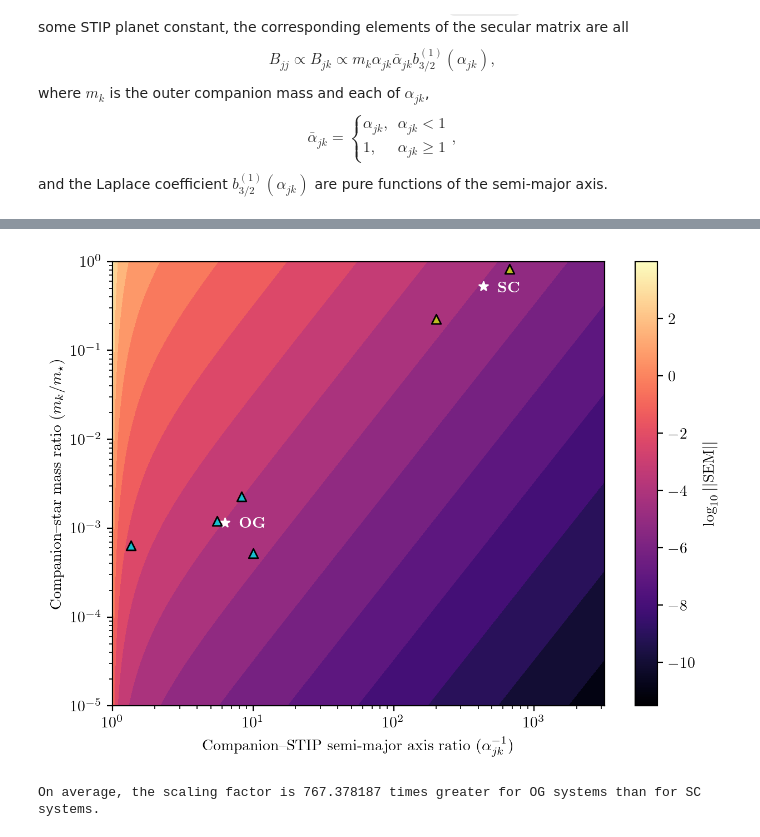
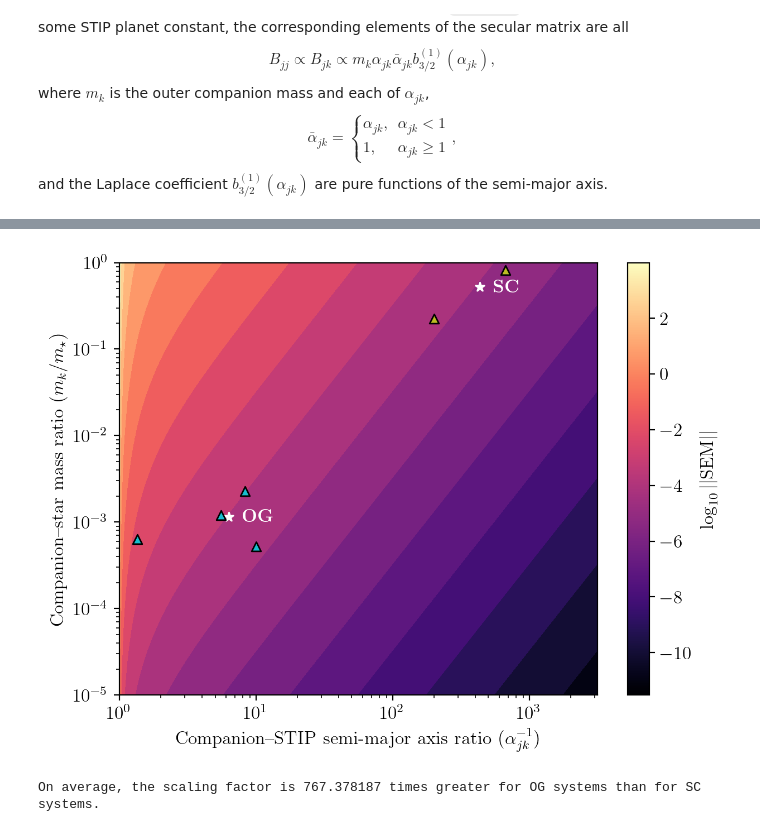
Before and after one commit to jrlivesey/SecularGapComplexity, a Jupyter notebook: simulation-pairs.ipynb, the cells around one changed output, grey strips where cells are left out. Saved outputs shown, nothing was run; the diff lists cells and outputs as text; code cells hidden in the pictures; some formulas as TeX source.

```diff
--- a/simulation-pairs.ipynb
+++ b/simulation-pairs.ipynb
@@ -216,6 +215,8 @@ aa = np.logspace(-0.0, 3.5, 1000) # "inverse alpha"
 
 _a, _m = np.meshgrid(aa, mm)
 prod = the_function(_m, _a)
+
+plt.rcParams['font.size'] = 12
 
 fig, ax = plt.subplots(1, 1, dpi=200)
 ax.contourf(_a, _m, prod, locator=ticker.LogLocator(numticks=100), cmap=cmap)
@@ -234,34 +235,34 @@ ax.set_yscale('log')
 ax.set_xlabel(r'Companion--STIP semi-major axis ratio $(\alpha_{jk}^{-1})$')
 ax.set_ylabel(r'Companion--star mass ratio $(m_k / m_\star)$')
 # cb.set_label(r'$\log_{10} \left | (m_k / m_\star) \alpha_{jk} \bar{\alpha}_{jk} b^{(1)}_{3/2}(\alpha_{jk}) \right |$')
 cb.set_label(r'$\log_{10}||\mathrm{SEM}||$')
 
 # ax.scatter(10., 0.001, c='w', marker='*')
 # ax.text(12., 0.001, r'\bf{OG}', c='w')
 
 # ax.scatter(1000., 0.1, c='w', marker='*')
 # ax.text(550., 0.1, r'\bf{SC}', c='w')
 
 ax.scatter(og_mean_alpha, og_mean_rel_mass, c='w', marker='*')
 ax.text(8., 0.001, r'\bf{OG}', c='w')
 
 ax.scatter(sc_mean_alpha, sc_mean_rel_mass, c='w', marker='*')
 ax.text(550., 0.45, r'\bf{SC}', c='w')
 
 for system in system_list:
     rel_mass = system['m_og'] / system['m_star'] * const.M_earth / const.M_sun
     alpha = 1.0 / system['alpha'] # "alpha"
     alpha = system['alpha'] # "inverse alpha"
     color = 'tab:cyan'
     if rel_mass > 1.0e-2:
         color = 'tab:olive'
     ax.scatter(alpha, rel_mass, c=color, marker='^', edgecolors='k')
 
 fig.tight_layout()
 # fig.savefig('secular-matrix-scaling.pdf')
 # fig.savefig('secular-matrix-scaling.png');
 # %% [output]
-[figure, old version]
+[figure, new version]
 # %%
 scaling = the_function(og_mean_rel_mass, og_mean_alpha) / the_function(sc_mean_rel_mass, sc_mean_alpha)
 print(f'On average, the scaling factor is %f times greater for OG systems than for SC systems.' % scaling)
```
Also changed, not shown: parts of 7 cells of this notebook, 2 other files.
